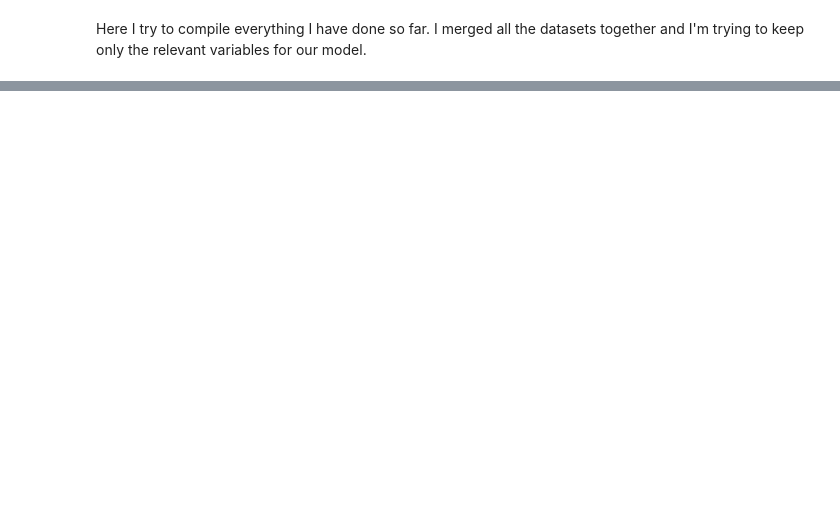
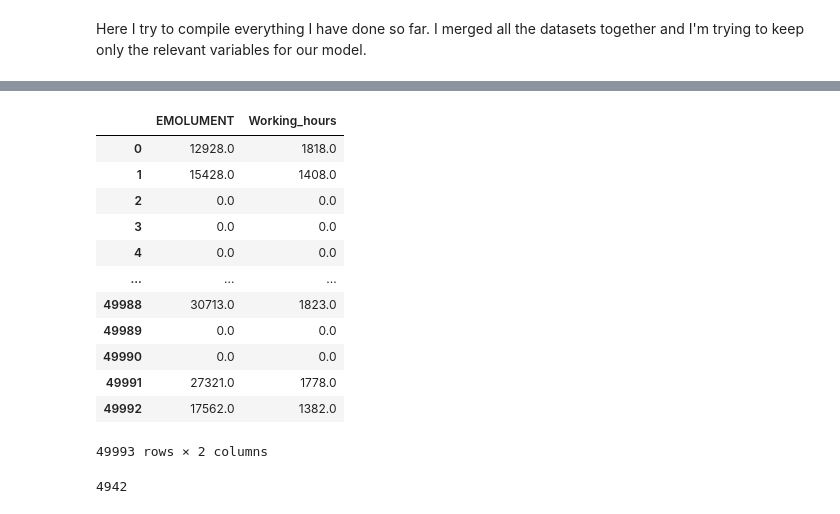
Before and after one commit to RayNCode/code_collab, a Jupyter notebook: Main_1.ipynb, the cells around one changed output, grey strips where cells are left out. Drawn from its saved outputs; the diff is of its cells as text; code cells hidden in the pictures; blank space fills up the shorter version.

```diff
--- a/Main_1.ipynb
+++ b/Main_1.ipynb
@@ -9,8 +9,18 @@ import numpy as np
 # %%
 learn_dataset_job = pd.read_csv("/content/learn_dataset_job.csv")
 work_desc = pd.read_csv("/content/code_work_description_map.csv")
-merged_df = pd.merge(learn_dataset_job, work_desc, left_on='work_description', right_on='N3', how='inner')
-print(merged_df.shape)
+merged_df = pd.merge(learn_dataset_job, work_desc, left_on='work_description', right_on='N3', how='left')
+
+# Convertir les colonnes N2, N1 et N3 en chaînes de caractères
+merged_df['N2'] = merged_df['N2'].astype(str)
+merged_df['N1'] = merged_df['N1'].astype(str)
+merged_df['N3'] = merged_df['N3'].astype(str)
+
+# Remplir les valeurs manquantes dans N2 en fonction de N3
+merged_df['N2'].fillna(merged_df['N3'].str[:-2], inplace=True)
+# Remplir les valeurs manquantes dans N1 en fonction de N2
+merged_df['N1'].fillna(merged_df['N2'].str[:-1], inplace=True)
+
 learn_dataset = pd.read_csv("/content/learn_dataset.csv")
 data_2 = pd.merge(learn_dataset, merged_df, on="Id", how="left")
 print(data_2.shape)
@@ -24,6 +34,9 @@ learn_dataset_sport = pd.read_csv("/content/learn_dataset_sport.csv")
 df_3 = df_2.merge(learn_dataset_sport, on='Id', how='left')
 print(df_3.shape)
 code_Club = pd.read_csv("/content/code_Club.csv")
-df = df_3.merge(code_Club, left_on='Club', right_on='Code', how='left')
+df_4 = df_3.merge(code_Club, left_on='Club', right_on='Code', how='left')
+print(df_4.shape)
+dep = pd.read_csv("/content/departments.csv")
+df = df_4.merge(dep, on='dep', how='left')
 df.shape
 # %% [output]
@@ -36,4 +49,5 @@ df.shape
 # %%
 df['Categorie'] = df['Categorie'].astype('object')
+df['REG'] = df['REG'].astype('object')
 print(df.dtypes)
 # %% [output]
@@ -60,6 +101,28 @@ dtype: object
 
 # Je dois trouver un moyen de parametrer les emoluements et autres variables dépendantes du travail à 0 et ajouter une autre catégorie "None".
 # Peut-être le faire après la prédiction justement comme ça on garde le reste.
+# %%
+# Créez une condition pour filtrer les lignes où 'ACTIVITY_TYPE' n'est pas égal à "TYPE1|2"
+condition = (df['ACTIVITY_TYPE'] != "TYPE1|1")
+
+# Imputez les valeurs de 'EMOLUMENT' et 'Working_hours' à zéro pour les lignes qui satisfont la condition
+df.loc[condition, ['EMOLUMENT', 'Working_hours']] = 0.0
+# %%
+df[["EMOLUMENT", "Working_hours"]]
+# %% [output]
+|  | EMOLUMENT | Working_hours |
+| 0 | 12928.0 | 1818.0 |
+| 1 | 15428.0 | 1408.0 |
+| 2 | 0.0 | 0.0 |
+| 3 | 0.0 | 0.0 |
+| 4 | 0.0 | 0.0 |
+| ... | ... | ... |
+| 49988 | 30713.0 | 1823.0 |
+| 49989 | 0.0 | 0.0 |
+| 49990 | 0.0 | 0.0 |
+| 49991 | 27321.0 | 1778.0 |
+| 49992 | 17562.0 | 1382.0 |
+49993 rows × 2 columns
 # %%
 categorical_columns = df.select_dtypes(include=['object']).columns
 # Remplacer les valeurs manquantes par "None" dans les colonnes catégorielles
@@ -68,4 +131,10 @@ df[categorical_columns] = df[categorical_columns].fillna("None")
 y = df['target'].copy()
 y = np.where(y == 'B', 1, 0)
 X = df.drop(["Id", "target", 'insee_code'], axis="columns").copy()
+# %%
+df_students = df[df['ACTIVITY_TYPE'] == "TYPE1|1"]
+null_counts = df_students.isnull().sum()
+null_counts['Working_hours']
+# %% [output]
+4942
 # %%
```
Also changed, not shown: parts of 8 cells of this notebook.
